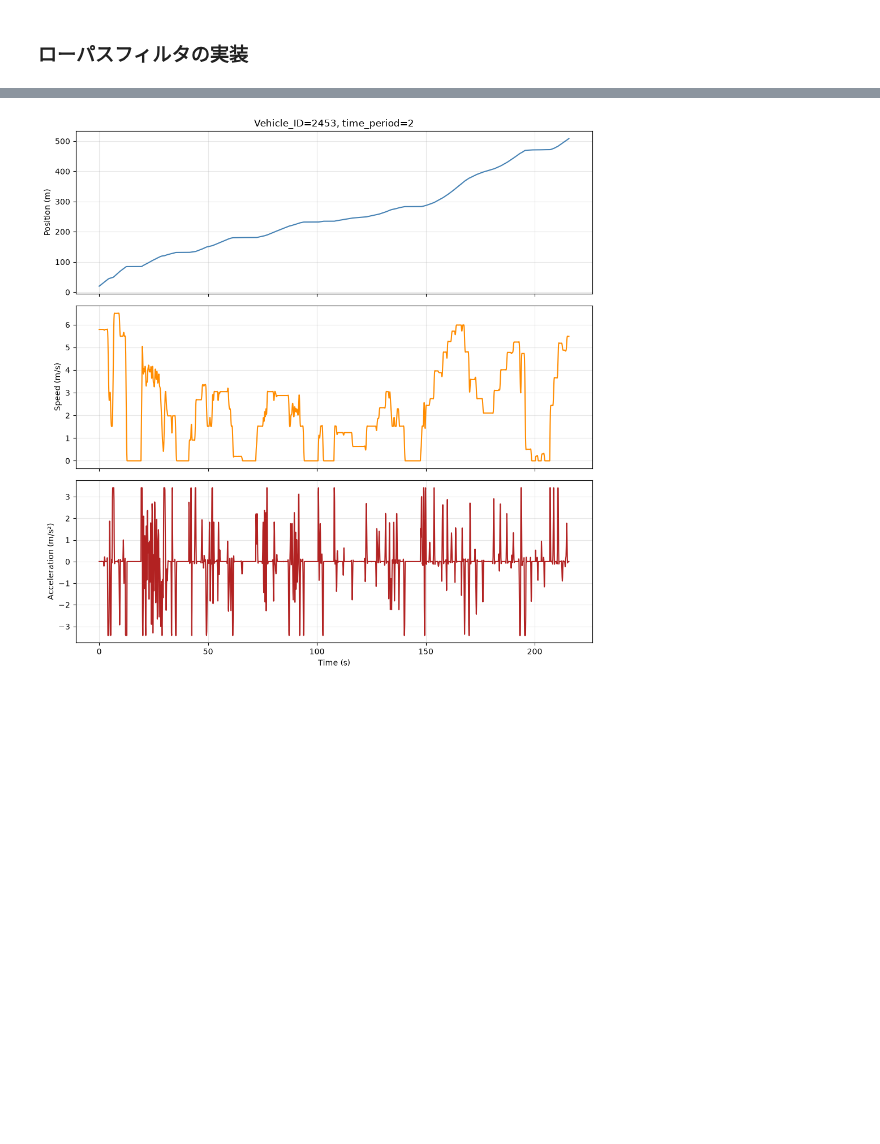
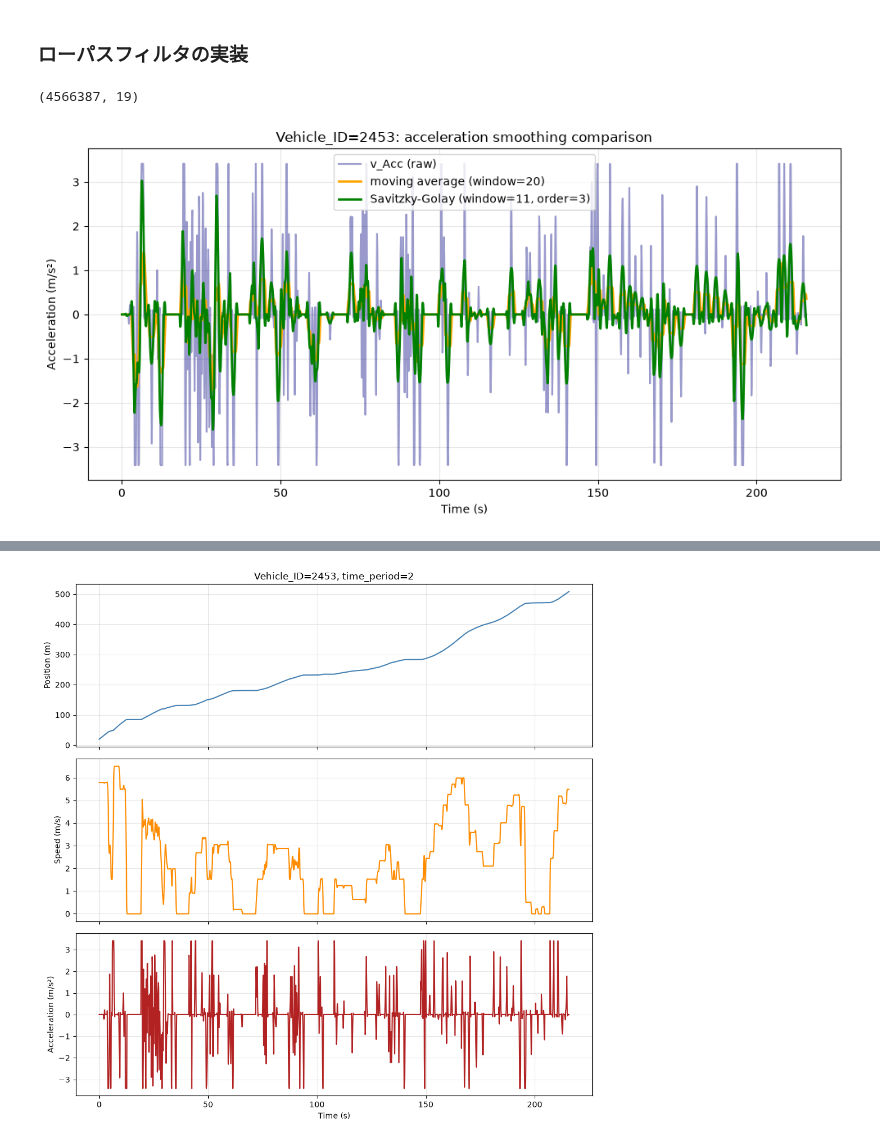
Before and after one commit to tenn0126/Game_Theory_Algorithm, a Jupyter notebook: notebooks/00_data_prep_ex.ipynb, the cells around one changed output, grey strips where cells are left out. Cells and saved outputs as stored; diff of their text form; code cells hidden in the pictures; blank space fills up the shorter version.

```diff
--- a/notebooks/00_data_prep_ex.ipynb
+++ b/notebooks/00_data_prep_ex.ipynb
@@ -561,0 +586,28 @@ def recompute_acceleration(df, speed_col='v_Vel_smooth'):
+# %%
+df = load_trajectory_data()
+vehicle_id, time_period = (
+    df.groupby(['Vehicle_ID', 'time_period'])
+      .size()
+      .sort_values(ascending=False)
+      .index[20]
+)
+
+sample = df[(df['Vehicle_ID'] == vehicle_id) & (df['time_period'] == time_period)].sort_values('Global_Time')
+t_sec = (sample['Global_Time'] - sample['Global_Time'].min()).values / 1000
+sample_acc_ma = moving_average_acceleration(sample, window=20)
+sample_acc_sg = smooth_acceleration(sample, window_length=20, polyorder=3)
+
+plt.figure(figsize=(10, 5))
+plt.plot(t_sec, sample['v_Acc'] * 0.3048, label='v_Acc (raw)', color='navy', alpha=0.4)
+plt.plot(t_sec, sample_acc_ma['v_Acc_ma'] * 0.3048, label='moving average (window=20)', color='orange', linewidth=2)
+plt.plot(t_sec, sample_acc_sg['v_Acc_smooth'] * 0.3048, label='Savitzky-Golay (window=11, order=3)', color='green', linewidth=2)
+plt.xlabel('Time (s)')
+plt.ylabel('Acceleration (m/s²)')
+plt.title(f'Vehicle_ID={vehicle_id}: acceleration smoothing comparison')
+plt.legend()
+plt.grid(alpha=0.3)
+plt.tight_layout()
+plt.show()
+# %% [output]
+(4566387, 19)
+[figure, added]
```
Also changed, not shown: parts of 13 cells of this notebook.
